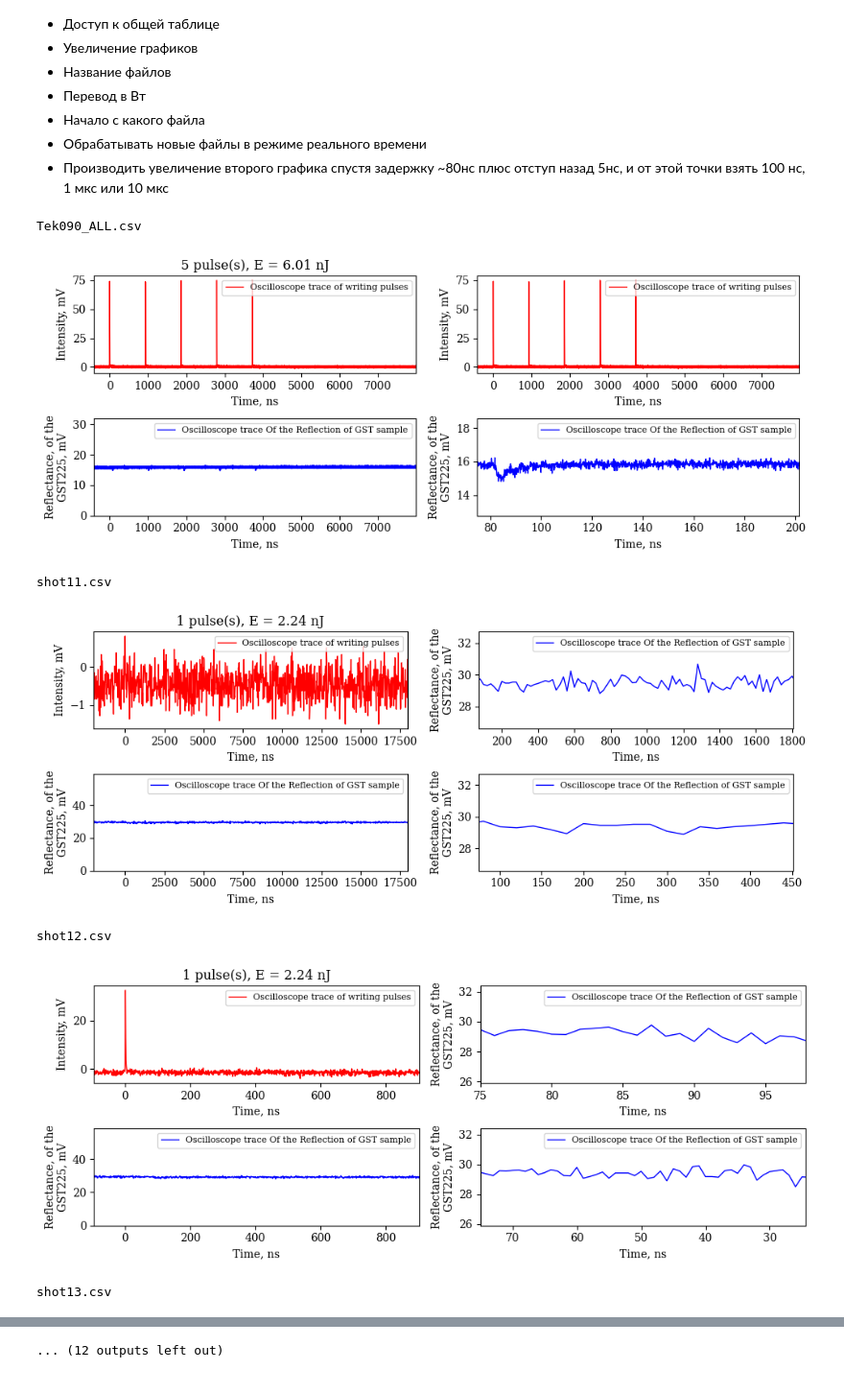
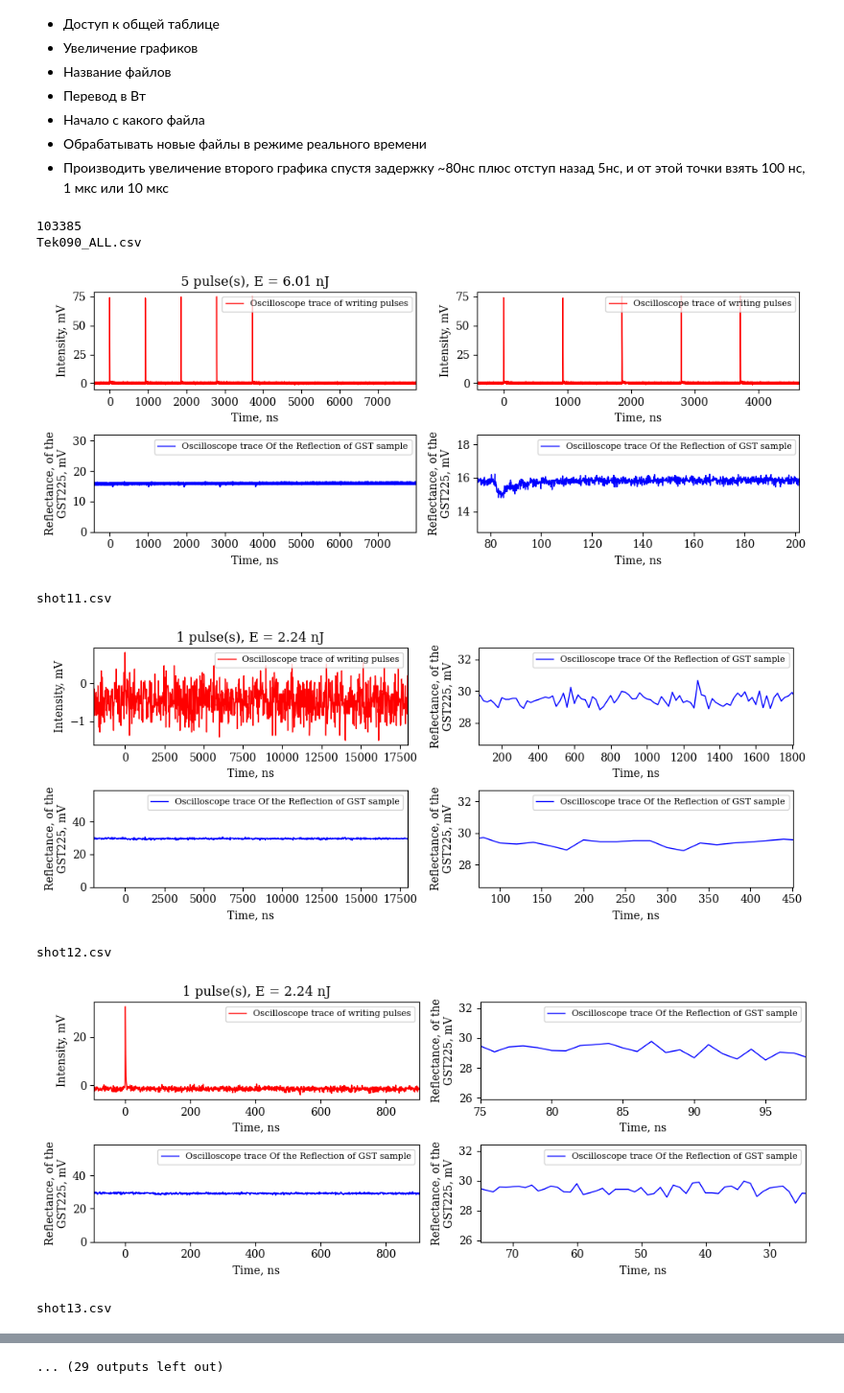
Before and after one commit to VladykaDarkness/Graph-Handler, a Jupyter notebook: graph.ipynb, the cells around one changed output, grey strips where cells are left out. Shown at 96% size. Cells and saved outputs as stored; diff of their text form; code cells hidden in the pictures.

Commit message:
Find last peak with scipy

```diff
--- a/graph.ipynb
+++ b/graph.ipynb
@@ -28,6 +28,7 @@ import pandas as pd
 import matplotlib.pyplot as plt
 import os
 import numpy as np
+from scipy.signal import find_peaks
 
 start_file = None
 # start_file = 'shot18.csv' # Rigol
@@ -53,7 +54,8 @@ def plot_graph(x, y, color_, label_, ylabel, xlabel, xlim1, xlim2, increase):
              label=label_)
     plt.legend(fontsize=8)
 
-def plot_graphics(pulses, energy, flag_pulse):
+
+def plot_graphics(pulses, energy, flag_pulse, peak):
     plt.figure(figsize=(10, 4))
     plt.rcParams["font.family"] = "serif" # font
 
@@ -87,7 +89,7 @@ def plot_graphics(pulses, energy, flag_pulse):
         plot_graph(x='TIME', y='CH1', color_='red',
             label_='Oscilloscope trace of writing pulses',
             ylabel='Intensity, mV', xlabel='Time, ns',
-            xlim1=df.iloc[0, 0]*1e9, xlim2=df.iloc[-1, 0]*1e9, increase=1)
+            xlim1=df.iloc[0, 0]*1e9, xlim2=(df.iloc[peak, 0]*1e9+926), increase=1)
 
 
     # 3) Увеливение
@@ -112,6 +114,13 @@ def osc_number(file):
 
     return int(exp_number)
 
+
+def last_peak(df):
+    min_height = df['CH1'].max() / 3
+    indexes, properties = find_peaks(df['CH1'], height=min_height)
+    last_peak_index = indexes[-1]
+    print(last_peak_index)
+    return last_peak_index
 
 
 start_index = csv_files.index(start_file) if start_file is not None else 0
@@ -134,35 +143,39 @@ for file in csv_files[start_index:]:
     flag_pulse = 'many' if pulses > 1 else 'one'
 
 
     column_names = ['TIME', 'CH1', 'CH2', 'CH3']
     df = pd.read_csv(path, skiprows=skip_lines+1, header=None, names=column_names)
     df = df.drop('CH3', axis=1)
     df.replace(np.inf, np.nan, inplace=True) # Если есть значения Inf
     df.replace(-np.inf, 0.000000001212, inplace=True)
 
     diff = df['CH2'].max()-df['CH2'].min()
     y_start = df['CH2'].min() - diff
     y_end = df['CH2'].max() + diff
     y_avg = df['CH2'].mean()
 
     df.replace(np.nan, np.inf, inplace=True) # Если есть значения Inf
     df.replace(0.000000001212, -np.inf, inplace=True)
 
+    if (flag_pulse == 'many'):
+        peak = last_peak(df)
+
 
     print(file)
-    plot_graphics(pulses, energy, flag_pulse)
+    plot_graphics(pulses, energy, flag_pulse, peak)
     plt.show()
 
 
     # save = input('Save?(y or n): ')
     # if(save == 'y'):
     #     plot_graphics(pulses, energy)
     #     plt.savefig('013.png', dpi=300, bbox_inches='tight')
 
     # plt.close()
 # %% [output]
+103385
 Tek090_ALL.csv
-[figure, old version]
+[figure, new version]
 shot11.csv
 [figure]
 shot12.csv
@@ -176 +191 @@ shot15.csv
-... (12 outputs left out)
+... (29 outputs left out)
```
Also changed, not shown: parts of 2 cells of this notebook.
